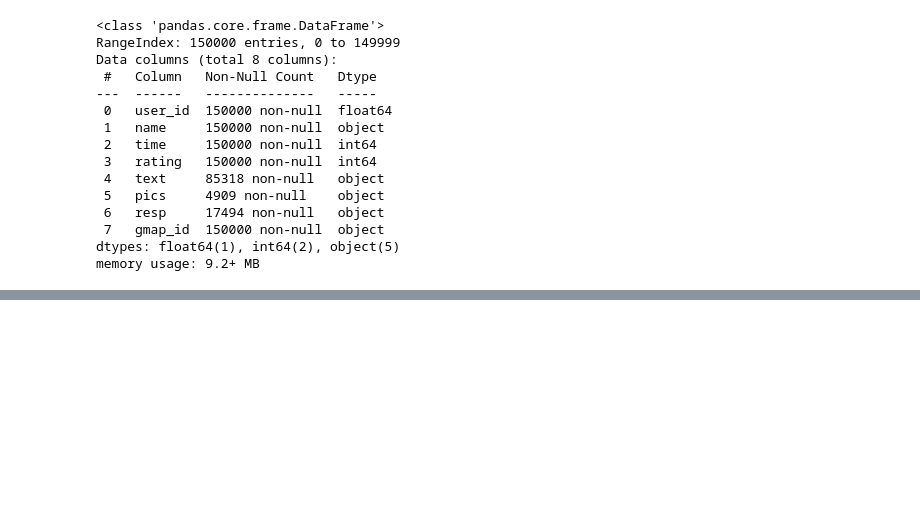
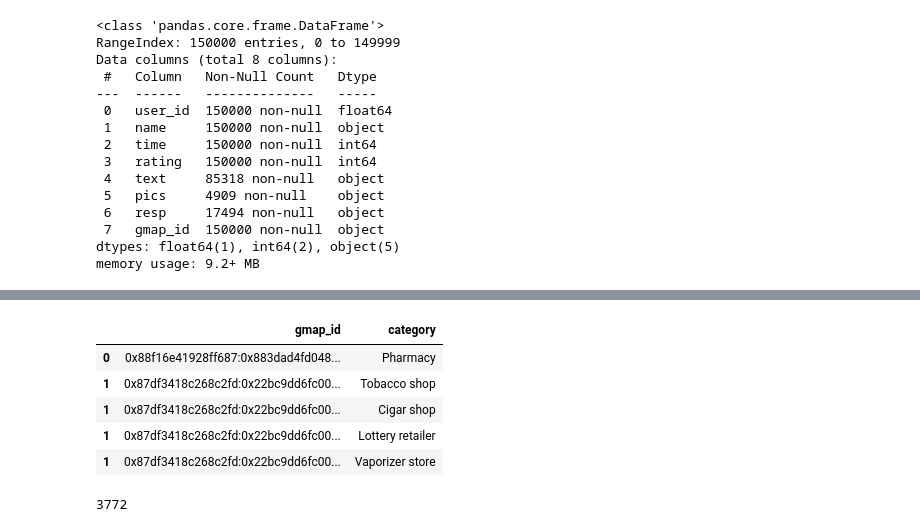
Before and after one commit to DaAnMaGi/DS_ProjectFinal_Copia, a Jupyter notebook: Exploración/EDA.ipynb, the cells around one changed output, grey strips where cells are left out. Drawn from its saved outputs; the diff is of its cells as text; code cells hidden in the pictures; blank space fills up the shorter version.

```diff
--- a/Exploración/EDA.ipynb
+++ b/Exploración/EDA.ipynb
@@ -93,0 +166,14 @@ memory usage: 9.2+ MB
+# %%
+categorias_metadata = categorias_metadata.explode("category")
+categorias_metadata.head()
+# %% [output]
+|  | gmap_id | category |
+| 0 | 0x88f16e41928ff687:0x883dad4fd048... | Pharmacy |
+| 1 | 0x87df3418c268c2fd:0x22bc9dd6fc00... | Tobacco shop |
+| 1 | 0x87df3418c268c2fd:0x22bc9dd6fc00... | Cigar shop |
+| 1 | 0x87df3418c268c2fd:0x22bc9dd6fc00... | Lottery retailer |
+| 1 | 0x87df3418c268c2fd:0x22bc9dd6fc00... | Vaporizer store |
+# %%
+len(categorias_metadata["category"].unique())
+# %% [output]
+3772
```
Also changed, not shown: parts of 11 cells of this notebook.
